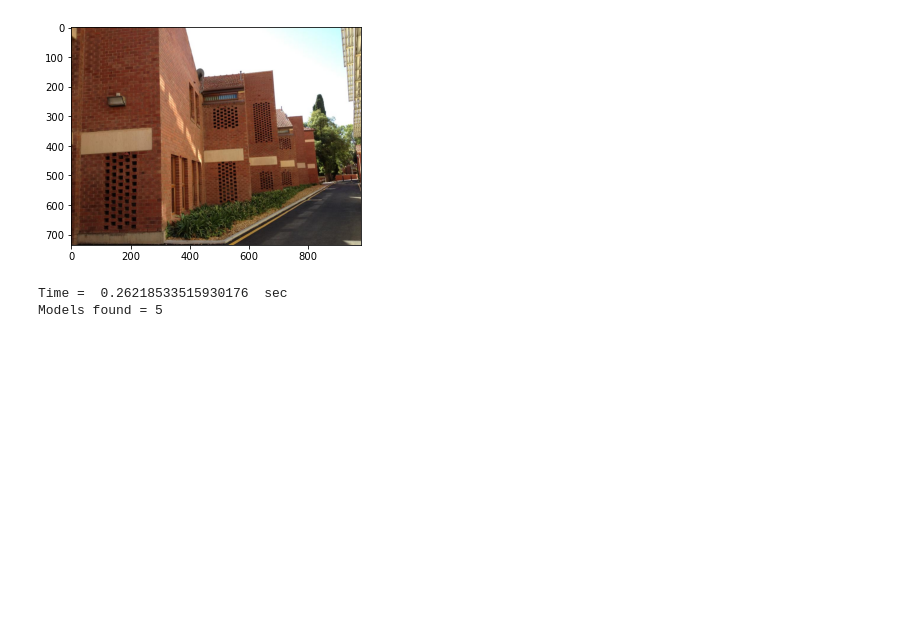
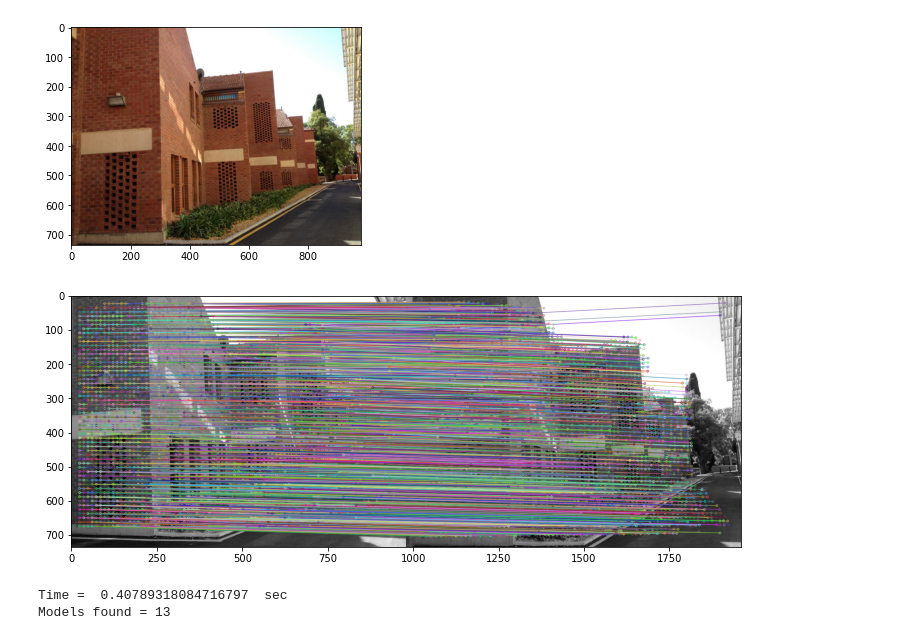
Before and after one commit to danini/clustering-in-consensus-space, a Jupyter notebook: examples/example_multi_homography.ipynb, the cells around one changed output. Saved outputs shown, nothing was run; the diff lists cells and outputs as text; code cells hidden in the pictures; blank space fills up the shorter version.

```diff
--- a/examples/example_multi_homography.ipynb
+++ b/examples/example_multi_homography.ipynb
@@ -63,3 +50,39 @@ def draw_matches(kps1, kps2, tentatives, img1, img2, mask):
+# %%
+device = "cpu"
+if torch.cuda.is_available():
+    device = "cuda"
+matcher = LoFTR(pretrained='outdoor').to(device)
+
+gray_img1 = cv2.cvtColor(img1, cv2.COLOR_RGB2GRAY)
+gray_img2 = cv2.cvtColor(img2, cv2.COLOR_RGB2GRAY)
+img1_raw = cv2.resize(gray_img1, (640, 480))
+img2_raw = cv2.resize(gray_img2, (640, 480))
+
+inputs = {
+    'image0': torch.tensor(img1_raw, dtype=torch.float, device=device)[None, None] / 255.,
+    'image1': torch.tensor(img2_raw, dtype=torch.float, device=device)[None, None] / 255.
+}
+with torch.no_grad():
+    pred = matcher(inputs)
+    pred = {k: v.cpu().numpy() for k, v in pred.items()}
+
+mkpts0, mkpts1 = pred['keypoints0'], pred['keypoints1']
+mkpts0[:, 0] = (img1.shape[1] / 640) * mkpts0[:, 0]
+mkpts0[:, 1] = (img1.shape[0] / 480) * mkpts0[:, 1]
+mkpts1[:, 0] = (img2.shape[1] / 640) * mkpts1[:, 0]
+mkpts1[:, 1] = (img2.shape[0] / 480) * mkpts1[:, 1]
+
+confidences = pred['confidence']
+correspondences = np.concatenate([mkpts0, mkpts1], axis=1)
+
+# Order the correspondences by confidence
+indices = np.argsort(confidences)[::-1]
+confidences = confidences[indices]
+correspondences = correspondences[indices, :]
+
+draw_matches(correspondences, img1, img2)
+# %% [output]
+[figure, added]
 # %%
 def get_homographies(img1, img2, correspondences, inlier_threshold = 1.0):
     homographies = pymulticonsensus.findHomographies(
@@ -79,16 +101,15 @@ def get_homographies(img1, img2, correspondences, inlier_threshold = 1.0):
 # %%
 t = time()
 
-inlier_threshold = 1.0
-correspondences = np.float32([ (kps1[m.queryIdx].pt + kps2[m.trainIdx].pt) for m in tentatives ]).reshape(-1,4)
+inlier_threshold = 1.5
 homographies = get_homographies(img1, img2, correspondences, inlier_threshold)
 model_number = int(homographies.shape[0] / 3)
 
 print ('Time = ', time()-t, ' sec')
 print ('Models found = {}'.format(model_number))
 # %% [output]
-Time =  0.26218533515930176  sec
-Models found = 5
+Time =  0.40789318084716797  sec
+Models found = 13
 # %%
 print("Drawing a soft labeling")
 soft_assignment = pymulticonsensus.getSoftLabeling(
```
Also changed, not shown: parts of 7 cells of this notebook.
